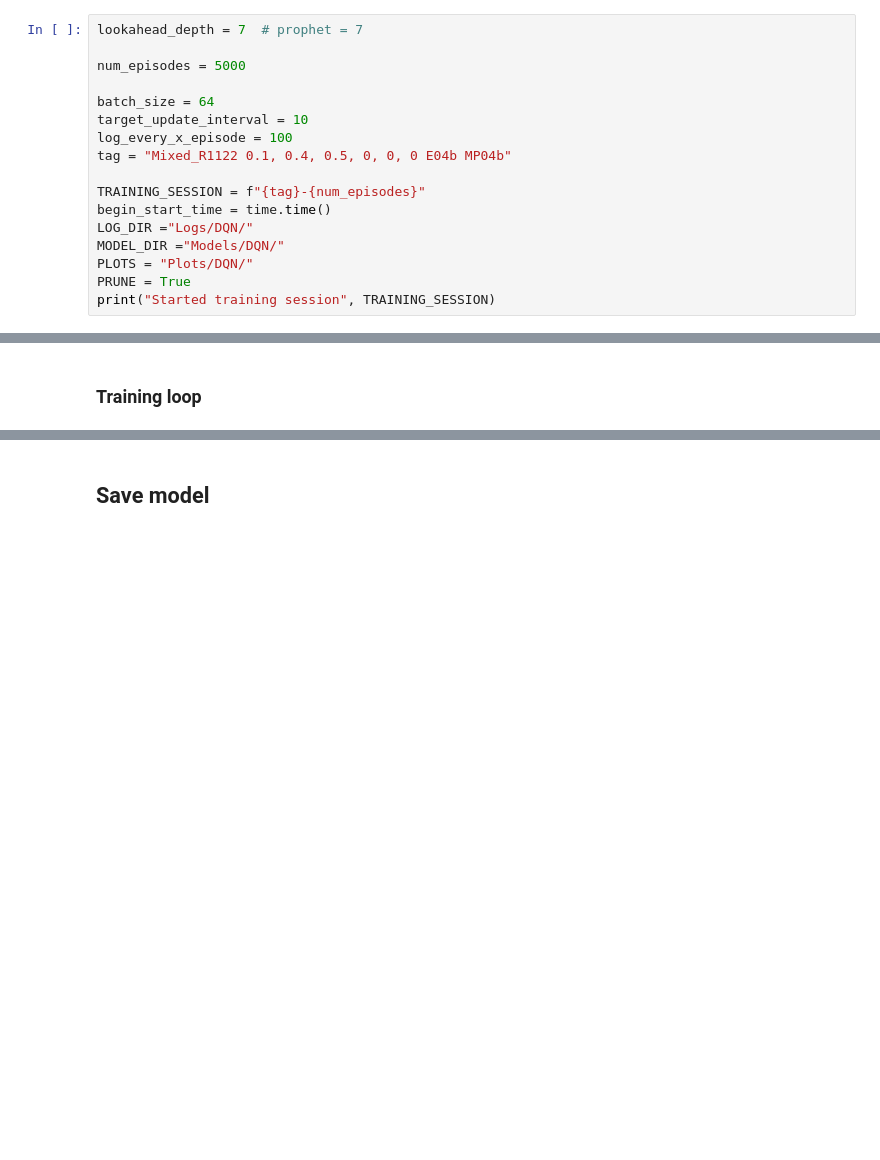
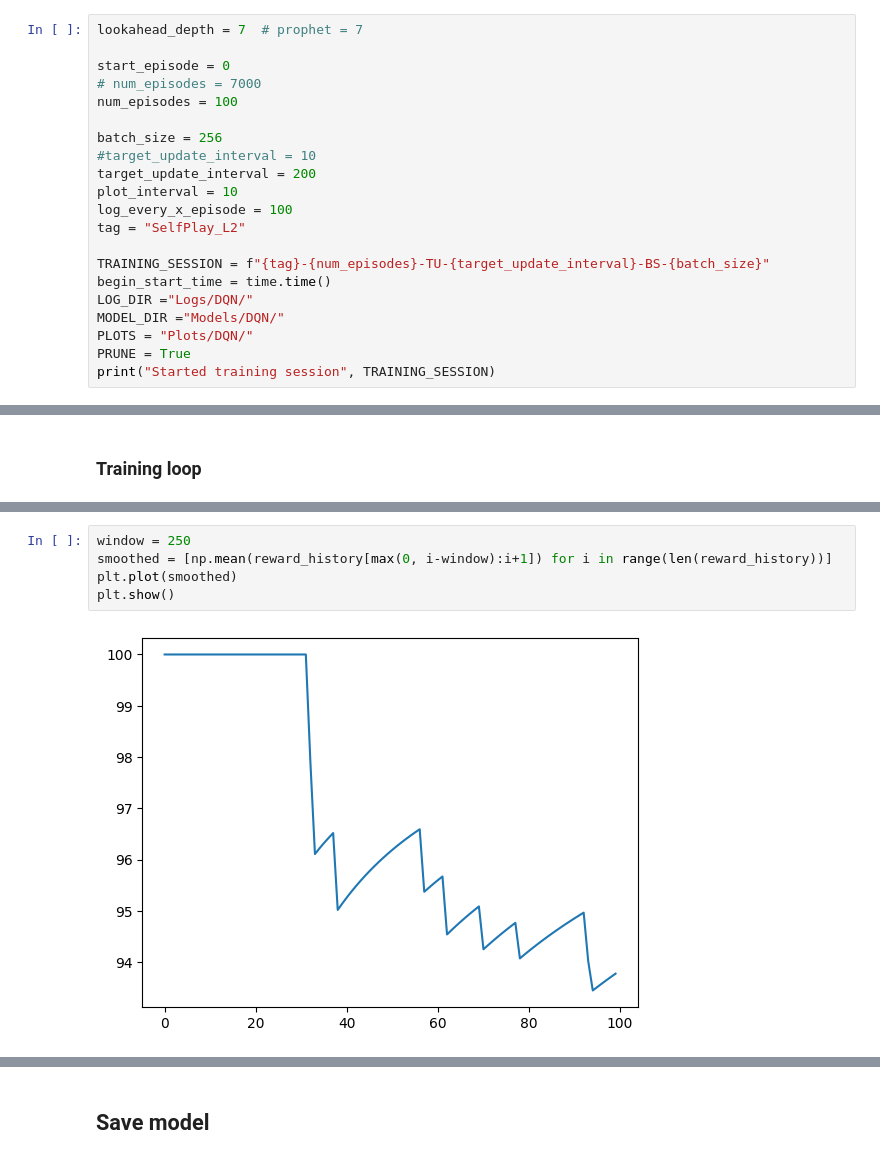
Before and after one commit to lovroselic/Connect4, a Jupyter notebook: Code/Jupiter/Connect4/DQN training.ipynb, the cells around one changed output, grey strips where cells are left out. Drawn from its saved outputs; the diff is of its cells as text; blank space fills up the shorter version.

```diff
--- a/Code/Jupiter/Connect4/DQN training.ipynb
+++ b/Code/Jupiter/Connect4/DQN training.ipynb
@@ -113,14 +124,18 @@ from C4.connect4_board_display import Connect4_BoardDisplayer
 # %%
 lookahead_depth = 7  # prophet = 7
 
-num_episodes = 5000
+start_episode = 0
+# num_episodes = 7000
+num_episodes = 100
 
-batch_size = 64
-target_update_interval = 10
+batch_size = 256
+#target_update_interval = 10
+target_update_interval = 200
+plot_interval = 10
 log_every_x_episode = 100
-tag = "Mixed_R1122 0.1, 0.4, 0.5, 0, 0, 0 E04b MP04b"
+tag = "SelfPlay_L2"
 
-TRAINING_SESSION = f"{tag}-{num_episodes}"
+TRAINING_SESSION = f"{tag}-{num_episodes}-TU-{target_update_interval}-BS-{batch_size}"
 begin_start_time = time.time()
 LOG_DIR ="Logs/DQN/"
 MODEL_DIR ="Models/DQN/"
@@ -391,0 +342,7 @@ plt.show()
+# %%
+window = 250
+smoothed = [np.mean(reward_history[max(0, i-window):i+1]) for i in range(len(reward_history))]
+plt.plot(smoothed)
+plt.show()
+# %% [output]
+[figure, added]
```
Also changed, not shown: parts of 17 cells of this notebook, 19 other files.
